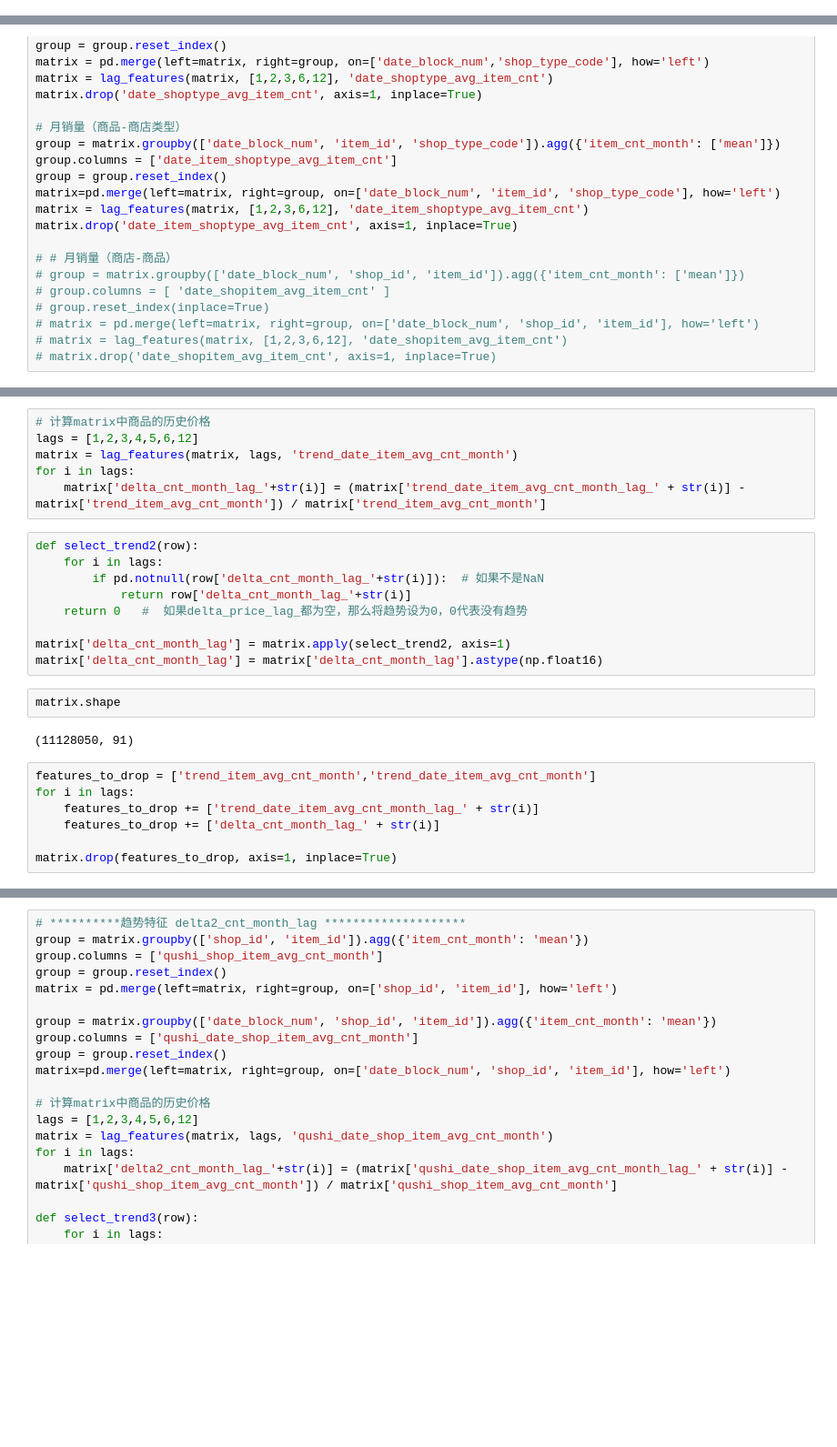
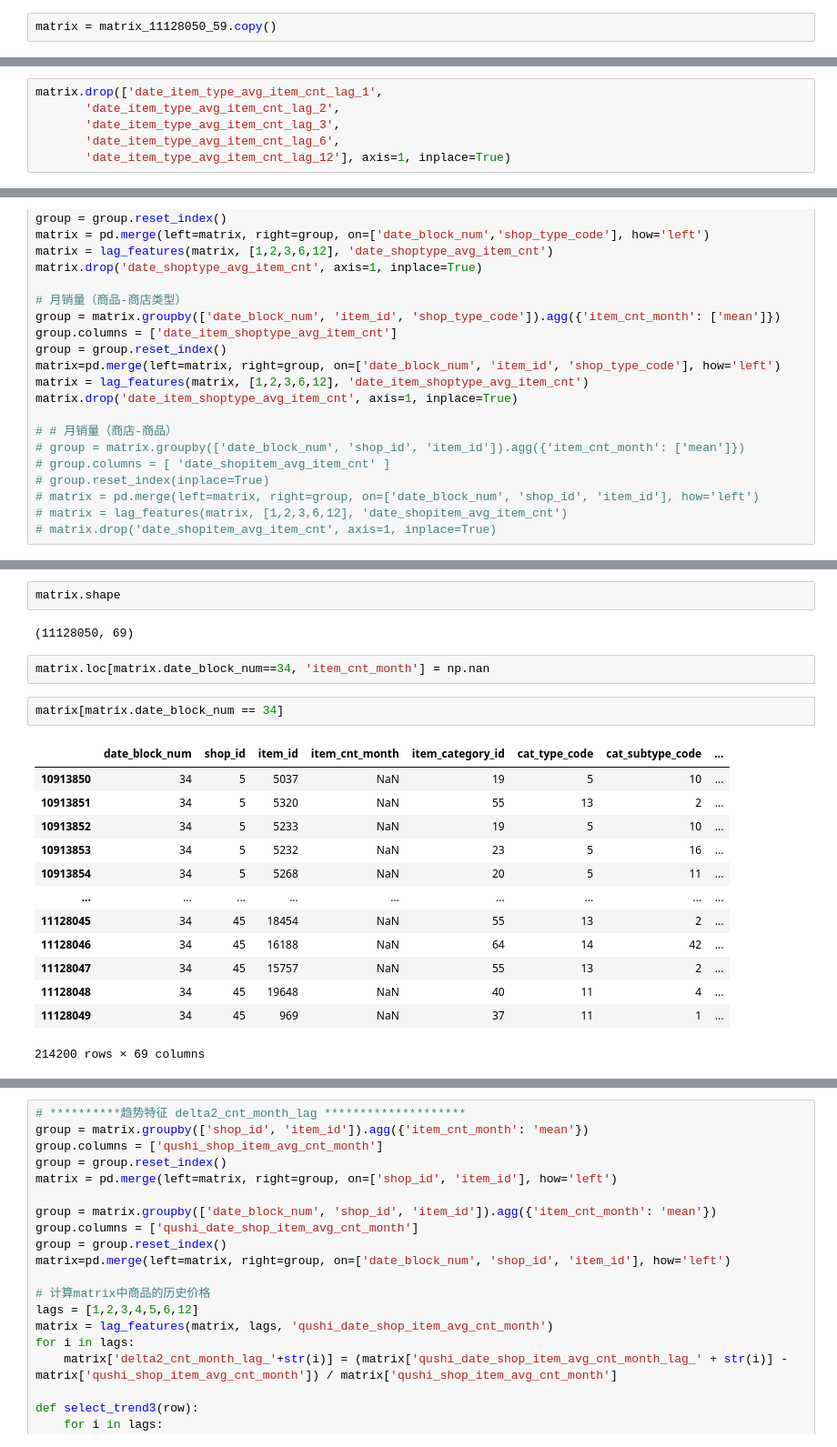
Before and after one commit to xafdl123github/kaggle, a Jupyter notebook: kaggle/Predict Future Sales/g.ipynb, the cells around one changed output, grey strips where cells are left out. Shown: that part at 91% size. Saved outputs shown, nothing was run; the diff lists cells and outputs as text; blank space fills up the shorter version.

```diff
--- a/kaggle/Predict Future Sales/g.ipynb
+++ b/kaggle/Predict Future Sales/g.ipynb
@@ -266,0 +269,2 @@ matrix.shape
+# %%
+matrix = matrix_11128050_59.copy()
@@ -266,0 +301,6 @@ matrix.shape
+# %%
+matrix.drop(['date_item_type_avg_item_cnt_lag_1',
+       'date_item_type_avg_item_cnt_lag_2',
+       'date_item_type_avg_item_cnt_lag_3',
+       'date_item_type_avg_item_cnt_lag_6',
+       'date_item_type_avg_item_cnt_lag_12'], axis=1, inplace=True)
@@ -301,26 +335,22 @@ matrix=pd.merge(left=matrix, right=group, on=['date_block_num','item_id'], how='
-# %%
-# 计算matrix中商品的历史价格
-lags = [1,2,3,4,5,6,12]
-matrix = lag_features(matrix, lags, 'trend_date_item_avg_cnt_month')
-for i in lags:
-    matrix['delta_cnt_month_lag_'+str(i)] = (matrix['trend_date_item_avg_cnt_month_lag_' + str(i)] - matrix['trend_item_avg_cnt_month']) / matrix['trend_item_avg_cnt_month']
-# %%
-def select_trend2(row):
-    for i in lags:
-        if pd.notnull(row['delta_cnt_month_lag_'+str(i)]):  # 如果不是NaN
-            return row['delta_cnt_month_lag_'+str(i)]
-    return 0   #  如果delta_price_lag_都为空，那么将趋势设为0，0代表没有趋势
-
-matrix['delta_cnt_month_lag'] = matrix.apply(select_trend2, axis=1)
-matrix['delta_cnt_month_lag'] = matrix['delta_cnt_month_lag'].astype(np.float16)
 # %%
 matrix.shape
 # %% [output]
-(11128050, 91)
+(11128050, 69)
-# %%
-features_to_drop = ['trend_item_avg_cnt_month','trend_date_item_avg_cnt_month']
-for i in lags:
-    features_to_drop += ['trend_date_item_avg_cnt_month_lag_' + str(i)]
-    features_to_drop += ['delta_cnt_month_lag_' + str(i)]
-
-matrix.drop(features_to_drop, axis=1, inplace=True)
+# %%
+matrix.loc[matrix.date_block_num==34, 'item_cnt_month'] = np.nan
+# %%
+matrix[matrix.date_block_num == 34]
+# %% [output]
+|  | date_block_num | shop_id | item_id | item_cnt_month | item_category_id | cat_type_code | cat_subtype_code | ... |
+| 10913850 | 34 | 5 | 5037 | NaN | 19 | 5 | 10 | ... |
+| 10913851 | 34 | 5 | 5320 | NaN | 55 | 13 | 2 | ... |
+| 10913852 | 34 | 5 | 5233 | NaN | 19 | 5 | 10 | ... |
+| 10913853 | 34 | 5 | 5232 | NaN | 23 | 5 | 16 | ... |
+| 10913854 | 34 | 5 | 5268 | NaN | 20 | 5 | 11 | ... |
+| ... | ... | ... | ... | ... | ... | ... | ... | ... |
+| 11128045 | 34 | 45 | 18454 | NaN | 55 | 13 | 2 | ... |
+| 11128046 | 34 | 45 | 16188 | NaN | 64 | 14 | 42 | ... |
+| 11128047 | 34 | 45 | 15757 | NaN | 55 | 13 | 2 | ... |
+| 11128048 | 34 | 45 | 19648 | NaN | 40 | 11 | 4 | ... |
+| 11128049 | 34 | 45 | 969 | NaN | 37 | 11 | 1 | ... |
+214200 rows × 69 columns
```
Also changed, not shown: parts of 60 cells of this notebook, 8 other files.
